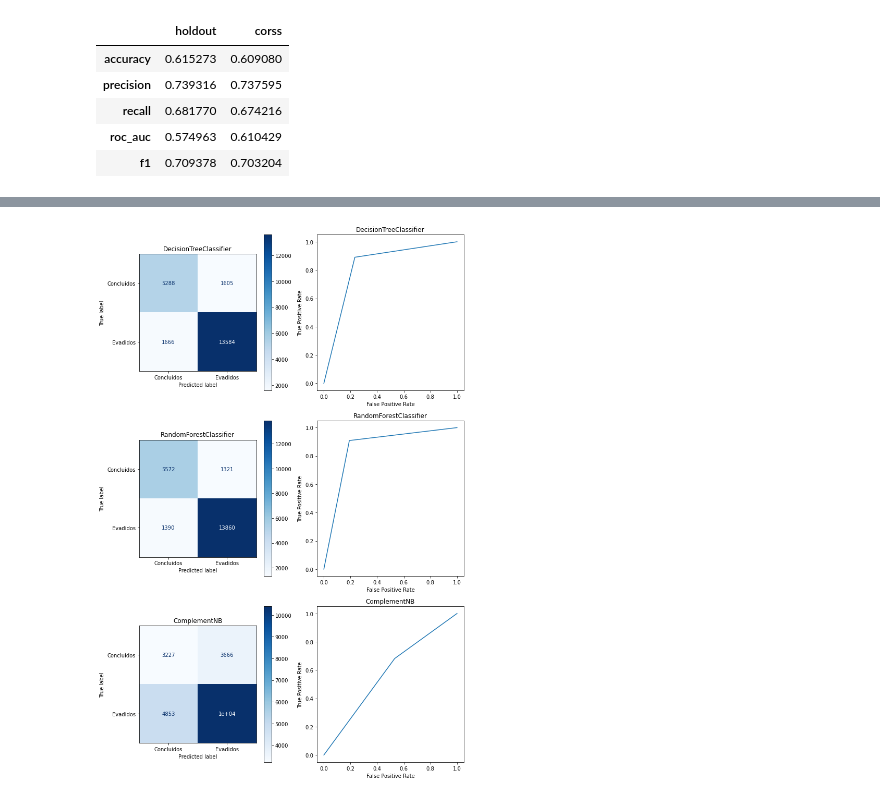
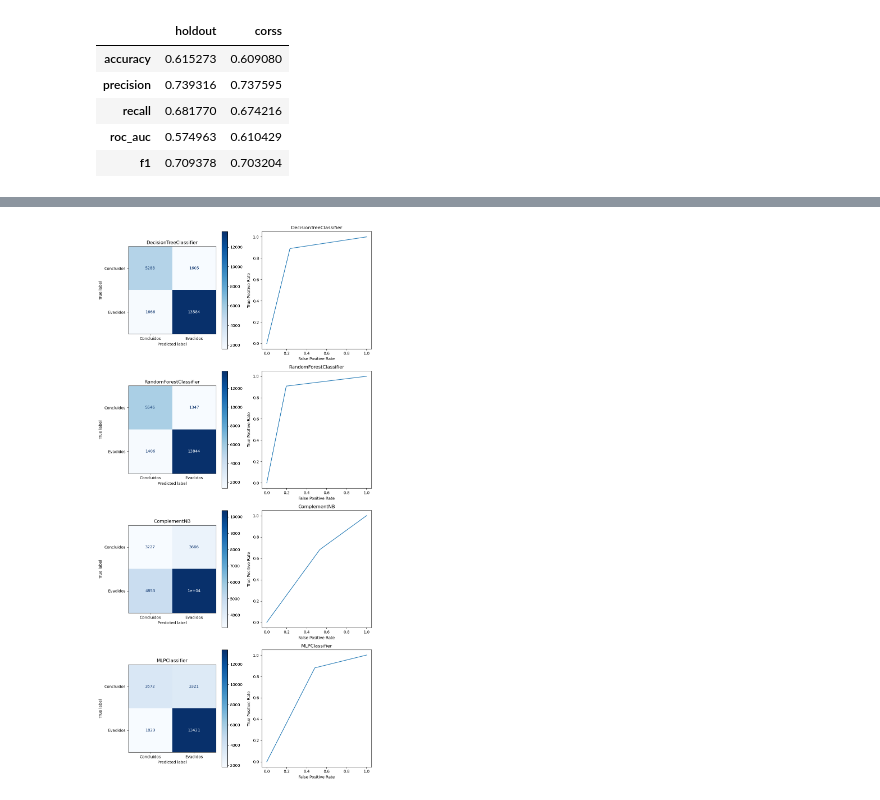
Before and after one commit to isleimar/notebook_framework_evasao_escolar, a Jupyter notebook: predicao/classificadores.ipynb, the cells around one changed output, grey strips where cells are left out. Cells and saved outputs as stored; diff of their text form; code cells hidden in the pictures.

```diff
--- a/predicao/classificadores.ipynb
+++ b/predicao/classificadores.ipynb
@@ -33,6 +34,7 @@ df = df[df[alvo].isin(filtro)]
 from scripts.predicao_tree import PredicaoTree
 pt = PredicaoTree(df, alvo)
 pt.nomeCampos = campos
+preditores.append(pt)
 pt.iniciar()
 # %% [output]
 |  | holdout | corss |
@@ -45,6 +47,7 @@ pt.iniciar()
 from scripts.predicao_random_forest import PredicaoRandomForest
 rf = PredicaoRandomForest(df,alvo)
 rf.nomeCampos = campos
+preditores.append(rf)
 rf.iniciar()
 # %% [output]
 |  | holdout | corss |
@@ -57,6 +60,7 @@ rf.iniciar()
 from scripts.predicao_naive import PredicaoNaive
 nb = PredicaoNaive(df,alvo)
 nb.nomeCampos = campos
+preditores.append(nb)
 nb.iniciar()
 # %% [output]
 |  | holdout | corss |
@@ -65,3 +69,9 @@ nb.iniciar()
 | recall | 0.681770 | 0.674216 |
 | roc_auc | 0.574963 | 0.610429 |
 | f1 | 0.709378 | 0.703204 |
+# %%
+from scripts.predicao_multilayer_perceptron import PredicaoMultilayerPerceptron
+mp = PredicaoMultilayerPerceptron(df,alvo)
+mp.nomeCampos = campos
+preditores.append(mp)
+mp.iniciar()
@@ -68,5 +85,5 @@ nb.iniciar()
 # %%
-gp = GraficoPredicao([pt,rf, nb])
+gp = GraficoPredicao(preditores)
 gp.mostrarGraficos()
 # %% [output]
-[figure, old version]
+[figure, new version]
```
Also changed, not shown: parts of 3 cells of this notebook, 3 other files.
